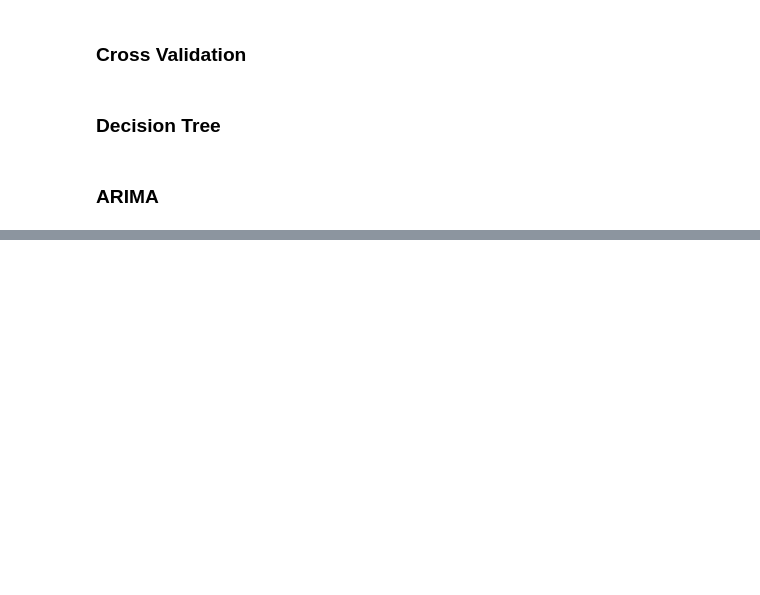
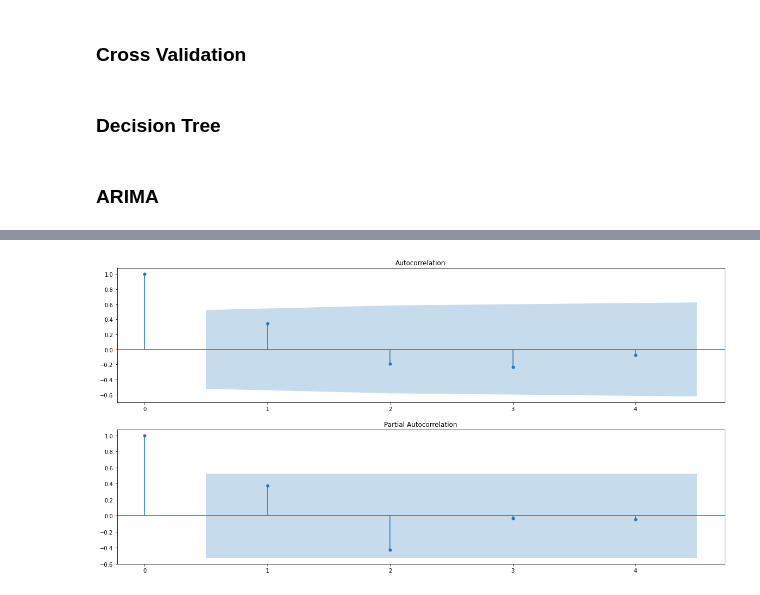
Before and after one commit to itsferios/LAB3, a Jupyter notebook: LAB3.ipynb, the cells around one changed output, grey strips where cells are left out. Cells and saved outputs as stored; diff of their text form; code cells hidden in the pictures; blank space fills up the shorter version.

```diff
--- a/LAB3.ipynb
+++ b/LAB3.ipynb
@@ -505,0 +590,10 @@ Name: CONTRATTO_transformed, dtype: float64
+# %%
+from pandas.plotting import autocorrelation_plot
+from statsmodels.graphics.tsaplots import plot_acf, plot_pacf
+
+fig,ax = plt.subplots(2,1,figsize=(20,10))
+plot_acf(bal_diff, lags=4, ax=ax[0])
+plot_pacf(bal_diff, lags=4, ax=ax[1])
+plt.show()
+# %% [output]
+[figure, added]
```
Also changed, not shown: parts of 15 cells of this notebook.
